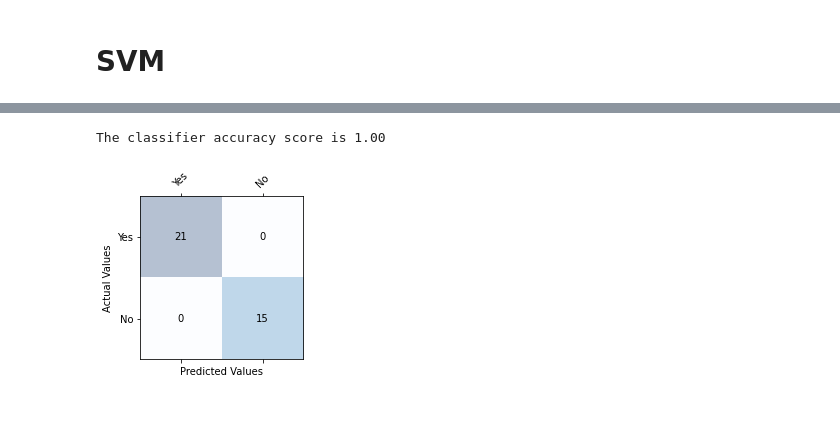
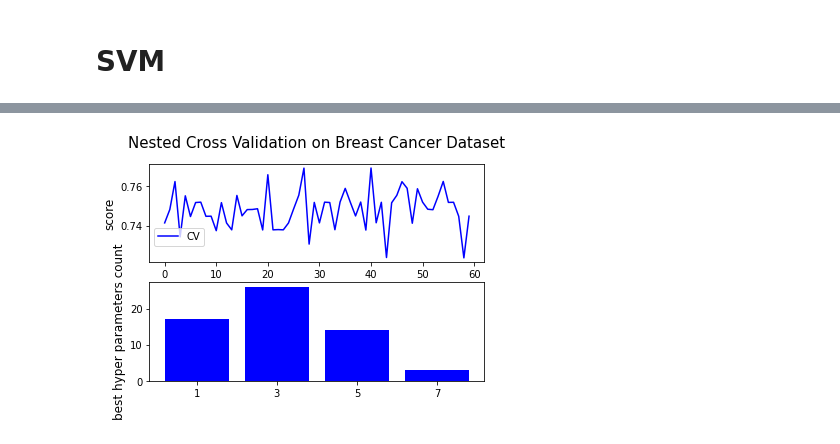
Before and after one commit to shawnhuyiwen/MLAssignment1, a Jupyter notebook: Assignment1.ipynb, the cells around one changed output, grey strips where cells are left out. Saved outputs shown, nothing was run; the diff lists cells and outputs as text; code cells hidden in the pictures; blank space fills up the shorter version.

```diff
--- a/Assignment1.ipynb
+++ b/Assignment1.ipynb
@@ -83,9 +46,2 @@ plt.ylabel('Actual Values');
 # %% [markdown]
 # SVM
-# %%
-from sklearn.svm import SVC
-clf = SVC(C=1.0, kernel='rbf', degree=3, gamma='auto', probability=True)
-clf.fit(iub_df_features_train, iub_df_diagnosis_train)
-
-classifier_score = clf.score(iub_df_features_test, iub_df_diagnosis_test)
-print('The classifier accuracy score is {:03.2f}'.format(classifier_score))
@@ -113,25 +53,50 @@ plt.ylabel('Actual Values');
-# %%
-clf = SVC(C=1.0, kernel='rbf', degree=3, gamma='auto', probability=True)
-clf.fit(nrpo_df_features_train, nrpo_df_diagnosis_train)
-
-classifier_score = clf.score(nrpo_df_features_test, nrpo_df_diagnosis_test)
-print('The classifier accuracy score is {:03.2f}'.format(classifier_score))
-# %% [output]
-The classifier accuracy score is 1.00
 # %%
-nrpo_pred = clf.fit(nrpo_df_features_train, nrpo_df_diagnosis_train).predict(nrpo_df_features_test)
-cm = confusion_matrix(nrpo_df_diagnosis_test, nrpo_pred)
-# Plot confusion matrix,
-fig, ax = plt.subplots(figsize=(3, 3))
-ax.matshow(cm, cmap=plt.cm.Blues, alpha=0.3)
-for i in range(cm.shape[0]):
-    for j in range(cm.shape[1]):
-         ax.text(x=j, y=i, s=cm[i, j], va='center', ha='center')
-classes=["Yes","No"]
-tick_marks = np.arange(len(classes))
-plt.xticks(tick_marks, classes, rotation=45)
-plt.yticks(tick_marks, classes)
-plt.xlabel('Predicted Values', )
-plt.ylabel('Actual Values');
+NUM_TRIALS = 60
+X = features
+y = target
+
+# Set up possible values of parameters to optimize over
+p_grid = {"C": [1, 3, 5, 7]}
+
+scores = np.zeros(NUM_TRIALS)
+params = []
+
+for i in range(NUM_TRIALS):
+
+    cv = KFold(n_splits=5, shuffle=True, random_state=i)
+
+    clf = GridSearchCV(estimator=svm, param_grid=p_grid, cv=cv)
+    clf.fit(X,y)
+    scores[i] = clf.best_score_
+    params.append(clf.best_params_)
+
+
+best_hyper_params_count = np.zeros(4)
+for i in params:
+    if params.count(i) >= 1:
+        best_hyper_params_count[int((i["C"]-1)/2)] = params.count(i)
+
+# Plot scores on each trial for nested and non-nested CV
+plt.figure()
+plt.subplot(211)
+(line,) = plt.plot(scores, color="b")
+plt.ylabel("score", fontsize="12")
+plt.legend(
+    [line],
+    ["CV"],
+    bbox_to_anchor=(0, 0.4, 0.5, 0),
+)
+plt.title(
+    "Nested Cross Validation on Breast Cancer Dataset",
+    x=0.5,
+    y=1.1,
+    fontsize="15",
+)
+
+plt.subplot(212)
+
+plt.bar(range(len(best_hyper_params_count)), best_hyper_params_count,fc='b', tick_label=[1,3,5,7])
+plt.ylabel("best hyper parameters count", fontsize="12")
+plt.show()
 # %% [output]
-[figure, old version]
+[figure, new version]
```
Also changed, not shown: parts of 17 cells of this notebook, 5 other files.
